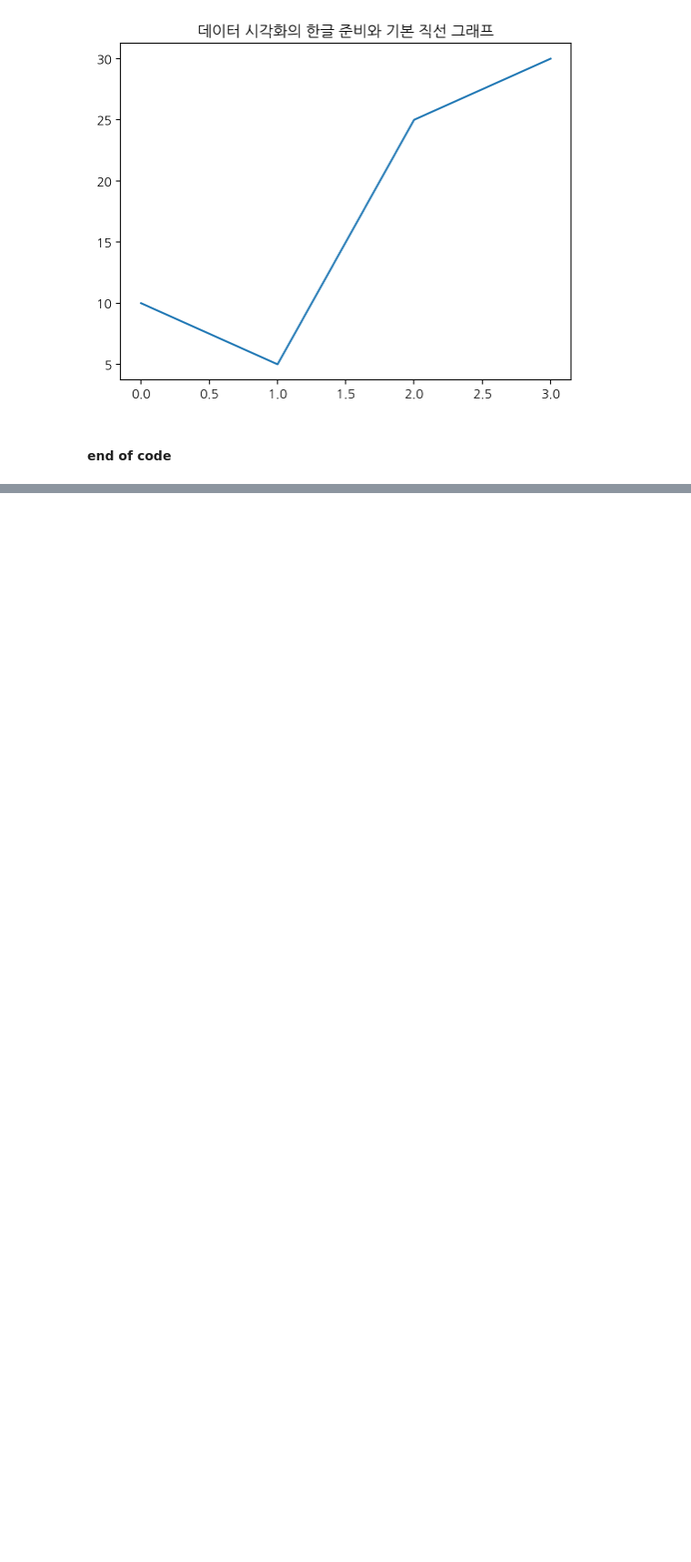
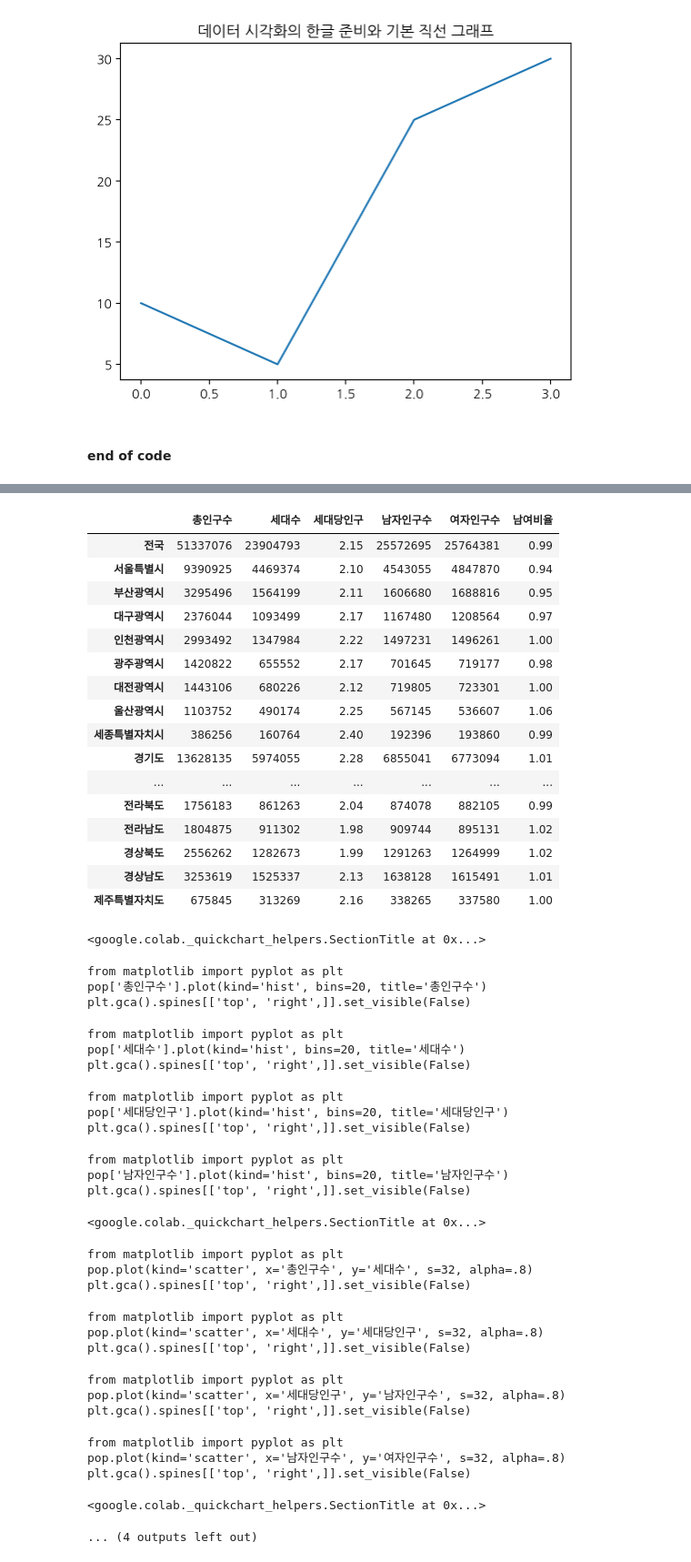
Before and after one commit to SeolaLee728/2024-intro-DA-code, a Jupyter notebook: w01_2_intro_DA_for_colab.ipynb, the cells around one changed output, grey strips where cells are left out. Shown: that part at 91% size. Cells and saved outputs as stored; diff of their text form; code cells hidden in the pictures; blank space fills up the shorter version.

Commit message:
Colab을 통해 생성됨

```diff
--- a/w01_2_intro_DA_for_colab.ipynb
+++ b/w01_2_intro_DA_for_colab.ipynb
@@ -44,0 +82,49 @@ plt.show()
+# %%
+pop.index = [pop.index[i].split()[0] for i in range(len(pop))]
+pop
+# %% [output]
+|  | 총인구수 | 세대수 | 세대당인구 | 남자인구수 | 여자인구수 | 남여비율 |
+| 전국 | 51337076 | 23904793 | 2.15 | 25572695 | 25764381 | 0.99 |
+| 서울특별시 | 9390925 | 4469374 | 2.10 | 4543055 | 4847870 | 0.94 |
+| 부산광역시 | 3295496 | 1564199 | 2.11 | 1606680 | 1688816 | 0.95 |
+| 대구광역시 | 2376044 | 1093499 | 2.17 | 1167480 | 1208564 | 0.97 |
+| 인천광역시 | 2993492 | 1347984 | 2.22 | 1497231 | 1496261 | 1.00 |
+| 광주광역시 | 1420822 | 655552 | 2.17 | 701645 | 719177 | 0.98 |
+| 대전광역시 | 1443106 | 680226 | 2.12 | 719805 | 723301 | 1.00 |
+| 울산광역시 | 1103752 | 490174 | 2.25 | 567145 | 536607 | 1.06 |
+| 세종특별자치시 | 386256 | 160764 | 2.40 | 192396 | 193860 | 0.99 |
+| 경기도 | 13628135 | 5974055 | 2.28 | 6855041 | 6773094 | 1.01 |
+| ... | ... | ... | ... | ... | ... | ... |
+| 전라북도 | 1756183 | 861263 | 2.04 | 874078 | 882105 | 0.99 |
+| 전라남도 | 1804875 | 911302 | 1.98 | 909744 | 895131 | 1.02 |
+| 경상북도 | 2556262 | 1282673 | 1.99 | 1291263 | 1264999 | 1.02 |
+| 경상남도 | 3253619 | 1525337 | 2.13 | 1638128 | 1615491 | 1.01 |
+| 제주특별자치도 | 675845 | 313269 | 2.16 | 338265 | 337580 | 1.00 |
+<google.colab._quickchart_helpers.SectionTitle at 0x...>
+from matplotlib import pyplot as plt
+pop['총인구수'].plot(kind='hist', bins=20, title='총인구수')
+plt.gca().spines[['top', 'right',]].set_visible(False)
+from matplotlib import pyplot as plt
+pop['세대수'].plot(kind='hist', bins=20, title='세대수')
+plt.gca().spines[['top', 'right',]].set_visible(False)
+from matplotlib import pyplot as plt
+pop['세대당인구'].plot(kind='hist', bins=20, title='세대당인구')
+plt.gca().spines[['top', 'right',]].set_visible(False)
+from matplotlib import pyplot as plt
+pop['남자인구수'].plot(kind='hist', bins=20, title='남자인구수')
+plt.gca().spines[['top', 'right',]].set_visible(False)
+<google.colab._quickchart_helpers.SectionTitle at 0x...>
+from matplotlib import pyplot as plt
+pop.plot(kind='scatter', x='총인구수', y='세대수', s=32, alpha=.8)
+plt.gca().spines[['top', 'right',]].set_visible(False)
+from matplotlib import pyplot as plt
+pop.plot(kind='scatter', x='세대수', y='세대당인구', s=32, alpha=.8)
+plt.gca().spines[['top', 'right',]].set_visible(False)
+from matplotlib import pyplot as plt
+pop.plot(kind='scatter', x='세대당인구', y='남자인구수', s=32, alpha=.8)
+plt.gca().spines[['top', 'right',]].set_visible(False)
+from matplotlib import pyplot as plt
+pop.plot(kind='scatter', x='남자인구수', y='여자인구수', s=32, alpha=.8)
+plt.gca().spines[['top', 'right',]].set_visible(False)
+<google.colab._quickchart_helpers.SectionTitle at 0x...>
+... (4 outputs left out)
```
Also changed, not shown: parts of 4 cells of this notebook.
